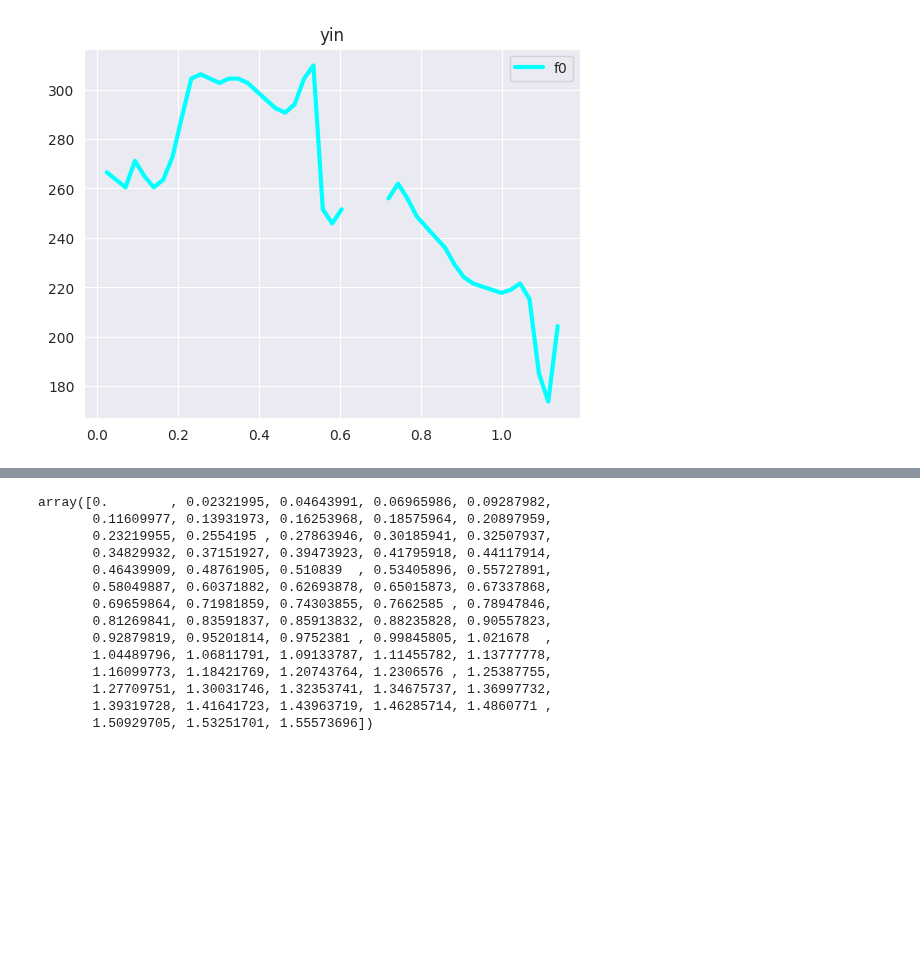
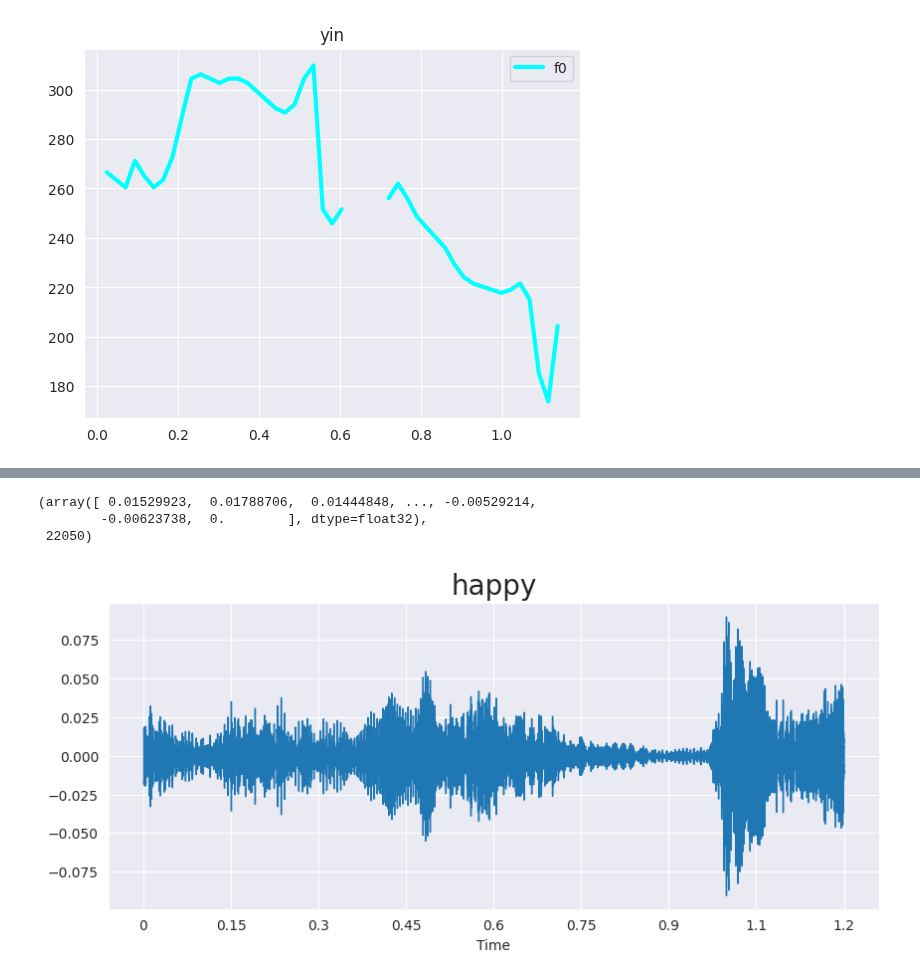
Before and after one commit to BlackFox1197/masterarbeit_programming, a Jupyter notebook: notebooks/feature_exp.ipynb, the cells around one changed output, grey strips where cells are left out. Drawn from its saved outputs; the diff is of its cells as text; code cells hidden in the pictures; blank space fills up the shorter version.

Commit message:
average waveplot is being produced

```diff
--- a/notebooks/feature_exp.ipynb
+++ b/notebooks/feature_exp.ipynb
@@ -142,17 +126,7 @@ exU.extract_f0(path, offset=0.5, duration=2)
-# %%
-times
-# %% [output]
-array([0.        , 0.02321995, 0.04643991, 0.06965986, 0.09287982,
-       0.11609977, 0.13931973, 0.16253968, 0.18575964, 0.20897959,
-       0.23219955, 0.2554195 , 0.27863946, 0.30185941, 0.32507937,
-       0.34829932, 0.37151927, 0.39473923, 0.41795918, 0.44117914,
-       0.46439909, 0.48761905, 0.510839  , 0.53405896, 0.55727891,
-       0.58049887, 0.60371882, 0.62693878, 0.65015873, 0.67337868,
-       0.69659864, 0.71981859, 0.74303855, 0.7662585 , 0.78947846,
-       0.81269841, 0.83591837, 0.85913832, 0.88235828, 0.90557823,
-       0.92879819, 0.95201814, 0.9752381 , 0.99845805, 1.021678  ,
-       1.04489796, 1.06811791, 1.09133787, 1.11455782, 1.13777778,
-       1.16099773, 1.18421769, 1.20743764, 1.2306576 , 1.25387755,
-       1.27709751, 1.30031746, 1.32353741, 1.34675737, 1.36997732,
-       1.39319728, 1.41641723, 1.43963719, 1.46285714, 1.4860771 ,
-       1.50929705, 1.53251701, 1.55573696])
+# %%
+exU.average_waveplot(df['speech'][df['label']=='happy'], "happy")
+# %% [output]
+(array([ 0.01529923,  0.01788706,  0.01444848, ..., -0.00529214,
+        -0.00623738,  0.        ], dtype=float32),
+ 22050)
+[figure, added]
```
Also changed, not shown: parts of 4 cells of this notebook, 1 other file.
